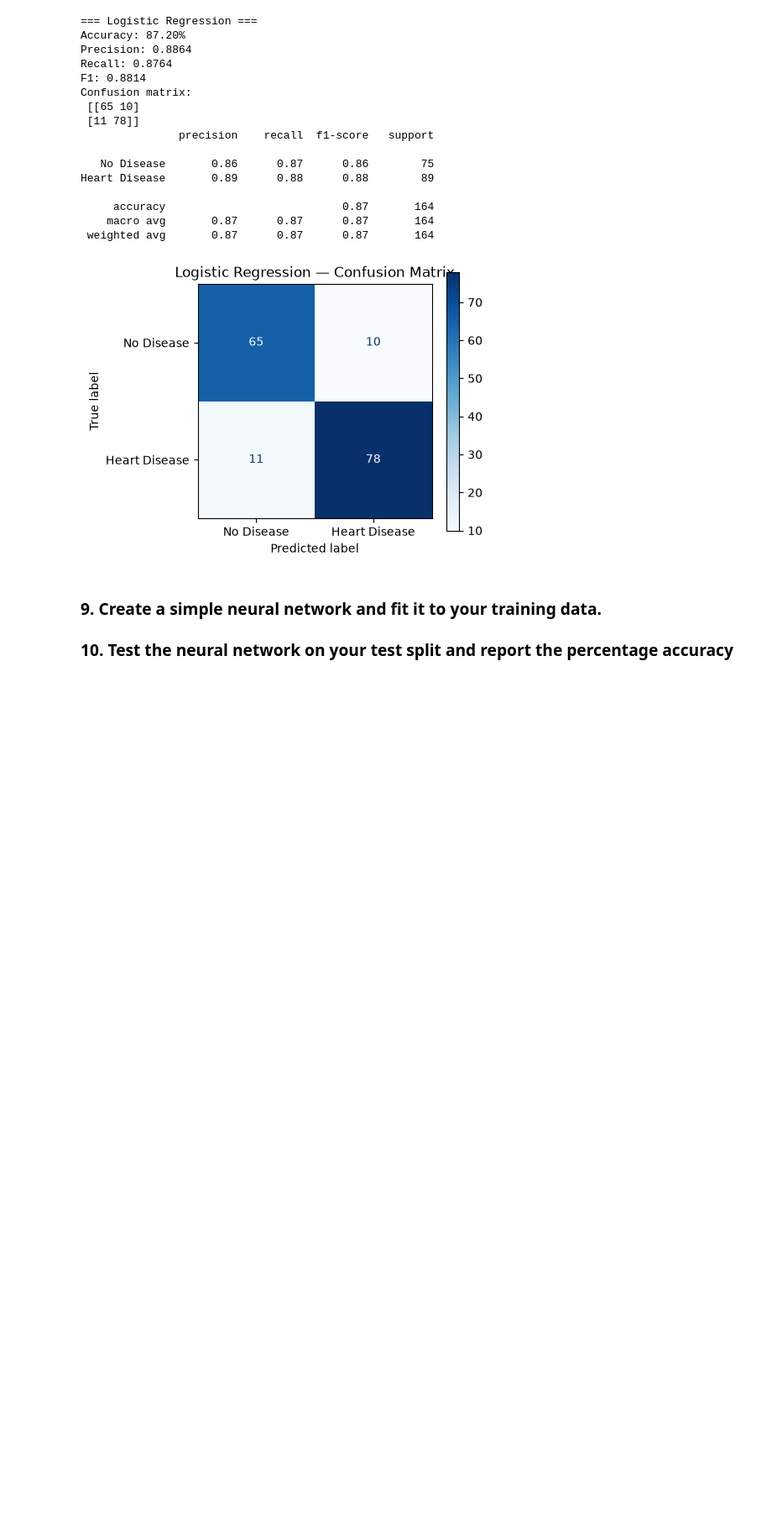
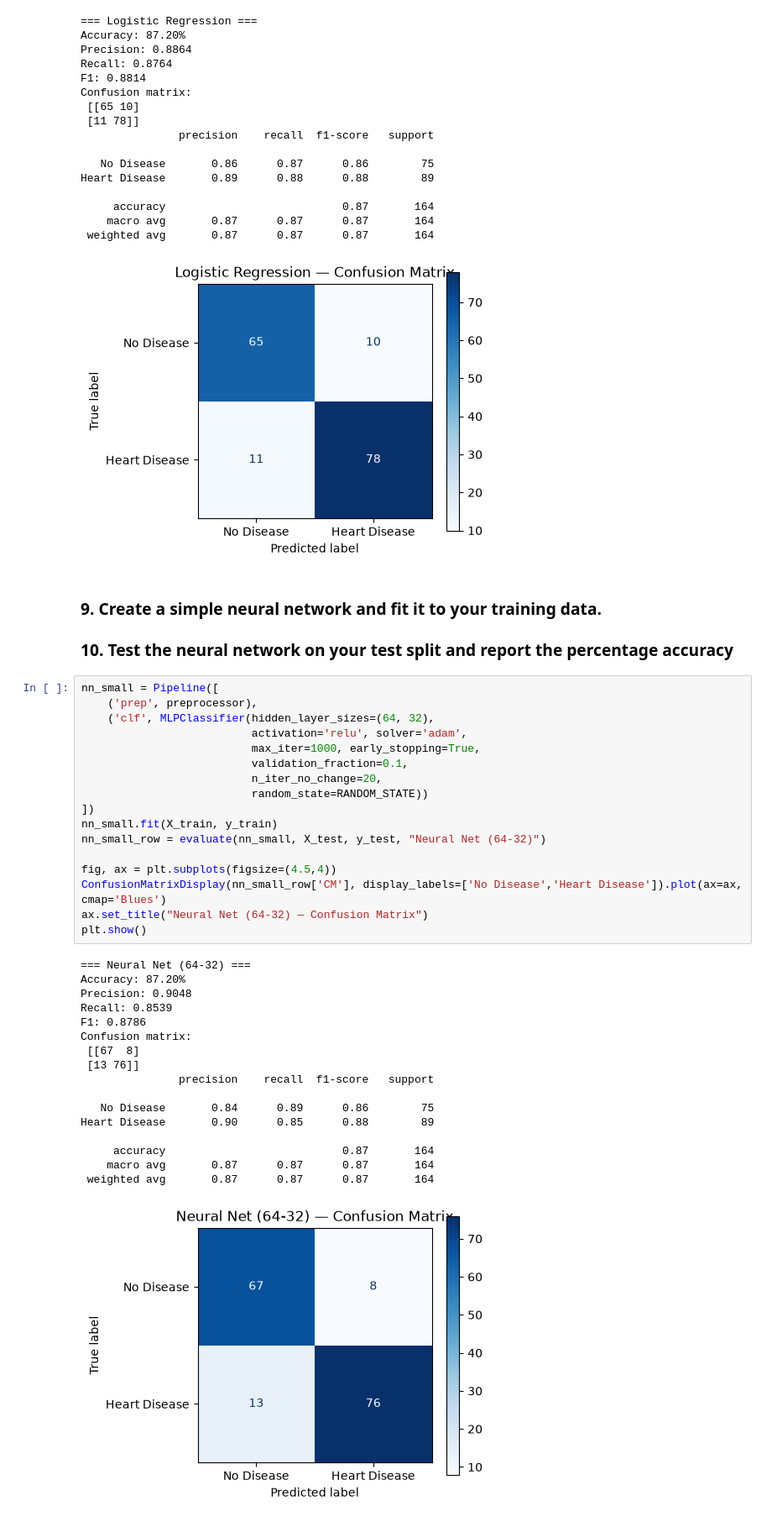
Before and after one commit to dzgraham/comp3220_assignment4, a Jupyter notebook: asgmt4.ipynb, the cells around one changed output. Shown at 84% size. Cells and saved outputs as stored; diff of their text form; blank space fills up the shorter version.

```diff
--- a/asgmt4.ipynb
+++ b/asgmt4.ipynb
@@ -192,3 +192,38 @@ Heart Disease       0.89      0.88      0.88        89
 # %% [markdown]
 ### 9. Create a simple neural network and fit it to your training data.
 ### 10. Test the neural network on your test split and report the percentage accuracy
+# %%
+nn_small = Pipeline([
+    ('prep', preprocessor),
+    ('clf', MLPClassifier(hidden_layer_sizes=(64, 32),
+                          activation='relu', solver='adam',
+                          max_iter=1000, early_stopping=True,
+                          validation_fraction=0.1,
+                          n_iter_no_change=20,
+                          random_state=RANDOM_STATE))
+])
+nn_small.fit(X_train, y_train)
+nn_small_row = evaluate(nn_small, X_test, y_test, "Neural Net (64-32)")
+
+fig, ax = plt.subplots(figsize=(4.5,4))
+ConfusionMatrixDisplay(nn_small_row['CM'], display_labels=['No Disease','Heart Disease']).plot(ax=ax, cmap='Blues')
+ax.set_title("Neural Net (64-32) — Confusion Matrix")
+plt.show()
+# %% [output]
+=== Neural Net (64-32) ===
+Accuracy: 87.20%
+Precision: 0.9048
+Recall: 0.8539
+F1: 0.8786
+Confusion matrix:
+ [[67  8]
+ [13 76]]
+               precision    recall  f1-score   support
+
+   No Disease       0.84      0.89      0.86        75
+Heart Disease       0.90      0.85      0.88        89
+
+     accuracy                           0.87       164
+    macro avg       0.87      0.87      0.87       164
+ weighted avg       0.87      0.87      0.87       164
+[figure, added]
```
Also changed, not shown: parts of 4 cells of this notebook.
